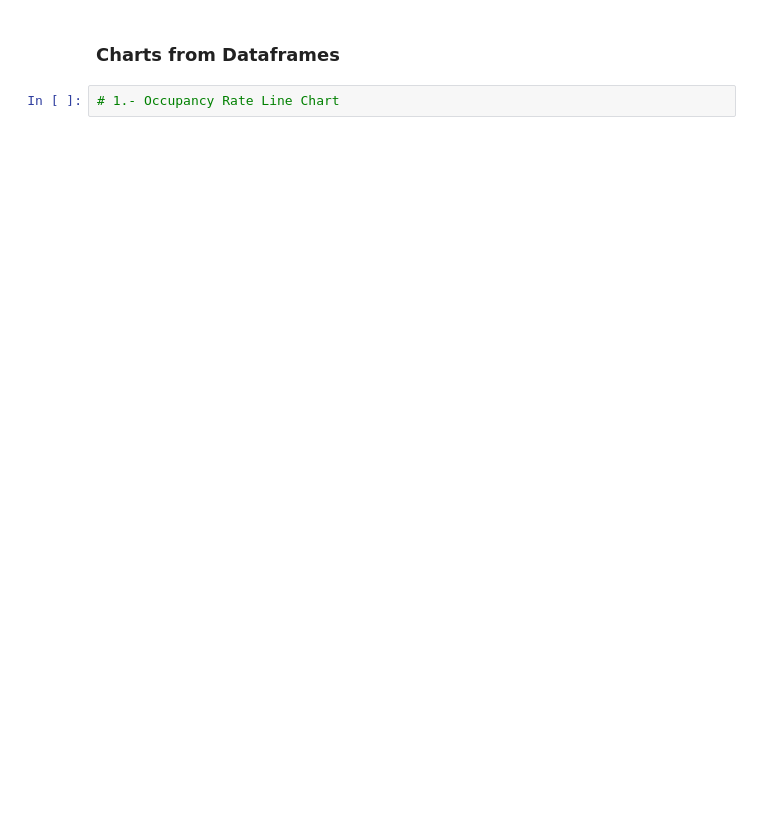
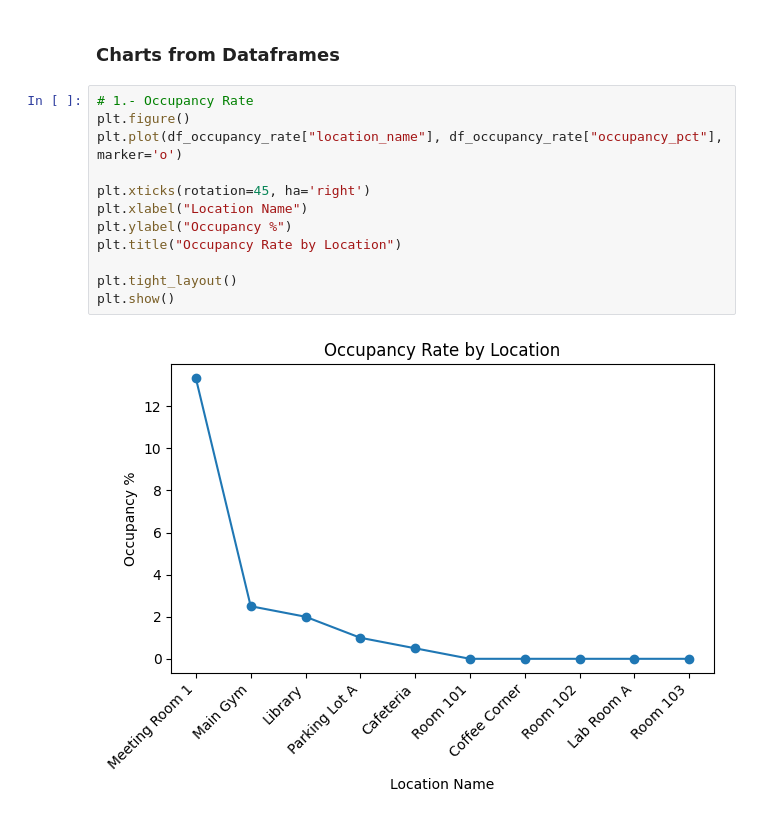
Before and after one commit to TheMorrisGitHub/DADS6700_SQL_Databases, a Jupyter notebook: miskatonic_university.ipynb, the cells around one changed output. Cells and saved outputs as stored; diff of their text form; blank space fills up the shorter version.

```diff
--- a/miskatonic_university.ipynb
+++ b/miskatonic_university.ipynb
@@ -161,6 +171,18 @@ ProgrammingError: 1064 (42000): You have an error in your SQL syntax; check the
 # %% [markdown]
 ### Charts from Dataframes
 # %%
-# 1.- Occupancy Rate Line Chart
+# 1.- Occupancy Rate
+plt.figure()
+plt.plot(df_occupancy_rate["location_name"], df_occupancy_rate["occupancy_pct"], marker='o')
+
+plt.xticks(rotation=45, ha='right')
+plt.xlabel("Location Name")
+plt.ylabel("Occupancy %")
+plt.title("Occupancy Rate by Location")
+
+plt.tight_layout()
+plt.show()
+# %% [output]
+[figure, added]
 # %%
 # 2.- Popularity of courses (Enrollments)
```
Also changed, not shown: parts of 5 cells of this notebook, 2 other files.
